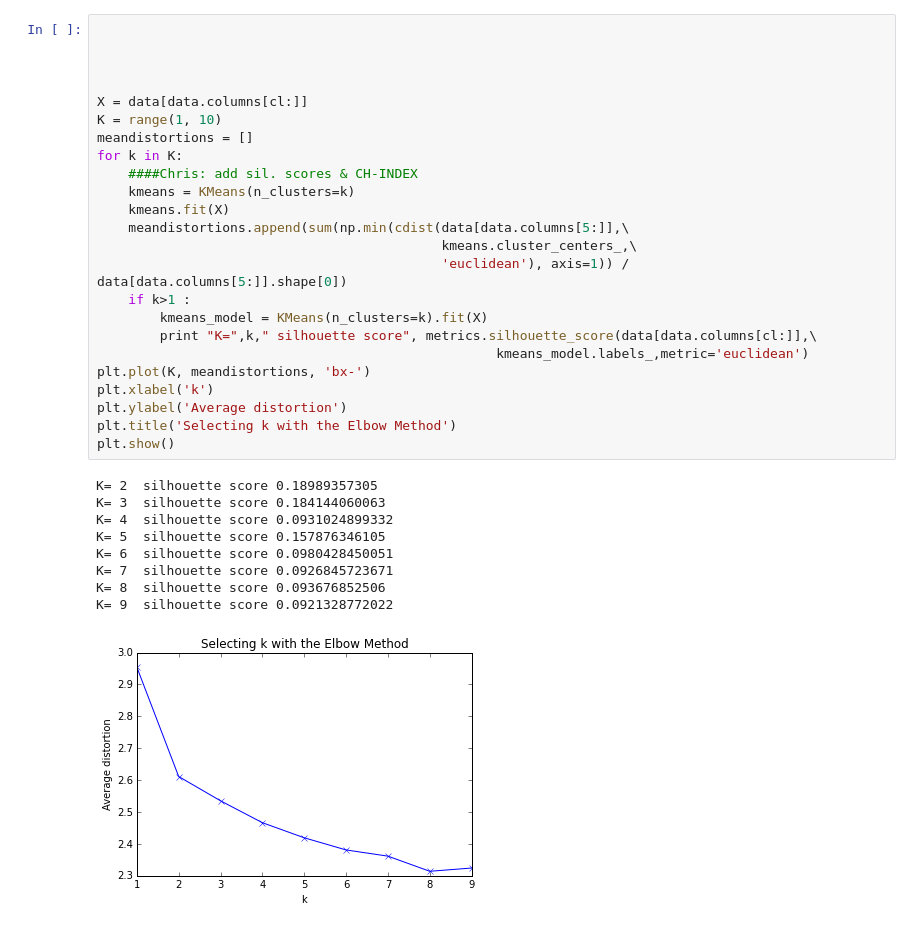
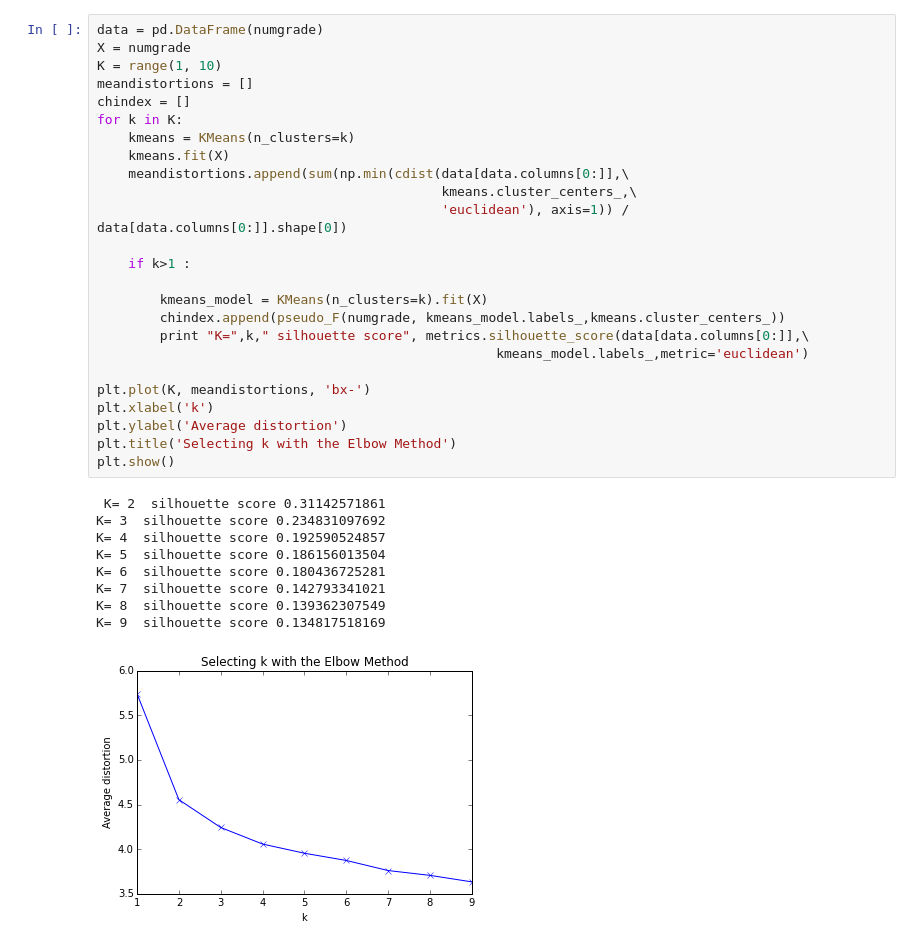
Before and after one commit to csun-math/494, a Jupyter notebook: seyed/main.ipynb, the cells around one changed output. Drawn from its saved outputs; the diff is of its cells as text.

```diff
--- a/seyed/main.ipynb
+++ b/seyed/main.ipynb
@@ -44,34 +193,35 @@ cl=5
 # %%
-
-
-
-
-X = data[data.columns[cl:]]
+data = pd.DataFrame(numgrade)
+X = numgrade
 K = range(1, 10)
 meandistortions = []
+chindex = []
 for k in K:
-    ####Chris: add sil. scores & CH-INDEX
     kmeans = KMeans(n_clusters=k)
     kmeans.fit(X)
-    meandistortions.append(sum(np.min(cdist(data[data.columns[5:]],\
+    meandistortions.append(sum(np.min(cdist(data[data.columns[0:]],\
                                             kmeans.cluster_centers_,\
-                                            'euclidean'), axis=1)) / data[data.columns[5:]].shape[0])
+                                            'euclidean'), axis=1)) / data[data.columns[0:]].shape[0])
+
     if k>1 :
+
         kmeans_model = KMeans(n_clusters=k).fit(X)
-        print "K=",k," silhouette score", metrics.silhouette_score(data[data.columns[cl:]],\
+        chindex.append(pseudo_F(numgrade, kmeans_model.labels_,kmeans.cluster_centers_))
+        print "K=",k," silhouette score", metrics.silhouette_score(data[data.columns[0:]],\
                                                    kmeans_model.labels_,metric='euclidean')
+
 plt.plot(K, meandistortions, 'bx-')
 plt.xlabel('k')
 plt.ylabel('Average distortion')
 plt.title('Selecting k with the Elbow Method')
 plt.show()
 # %% [output]
-K= 2  silhouette score 0.18989357305
-K= 3  silhouette score 0.184144060063
-K= 4  silhouette score 0.0931024899332
-K= 5  silhouette score 0.157876346105
-K= 6  silhouette score 0.0980428450051
-K= 7  silhouette score 0.0926845723671
-K= 8  silhouette score 0.093676852506
-K= 9  silhouette score 0.0921328772022
+ K= 2  silhouette score 0.31142571861
+K= 3  silhouette score 0.234831097692
+K= 4  silhouette score 0.192590524857
+K= 5  silhouette score 0.186156013504
+K= 6  silhouette score 0.180436725281
+K= 7  silhouette score 0.142793341021
+K= 8  silhouette score 0.139362307549
+K= 9  silhouette score 0.134817518169
-[figure, old version]
+[figure, new version]
```
Also changed, not shown: parts of 24 cells of this notebook.
